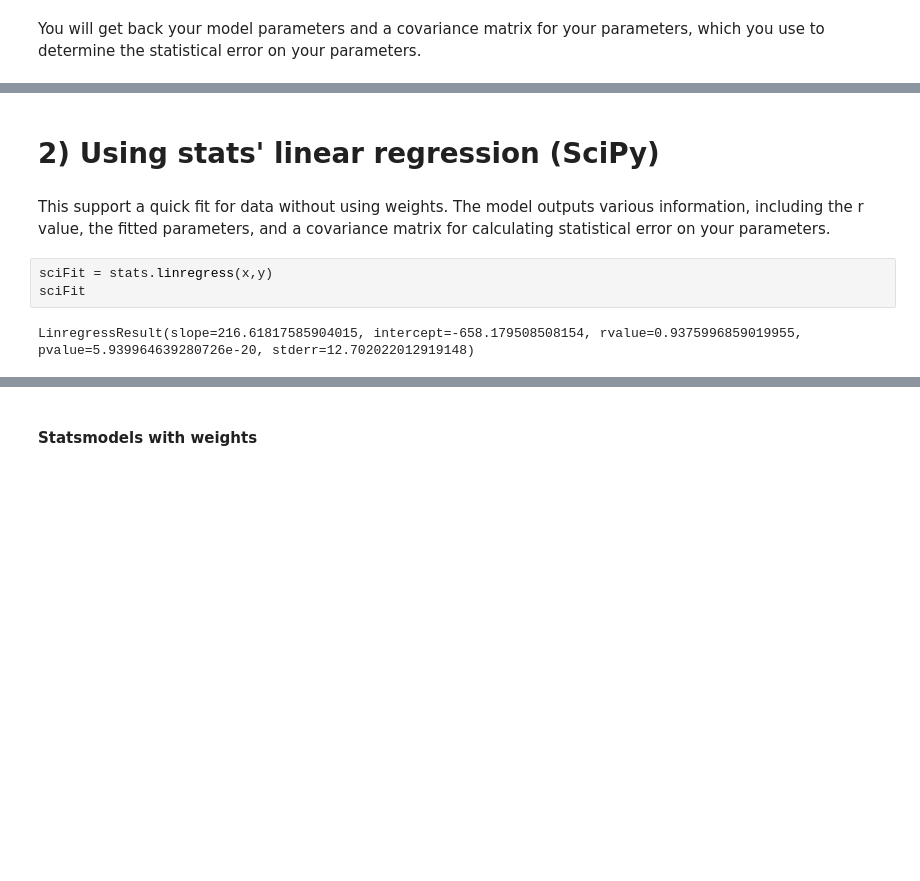
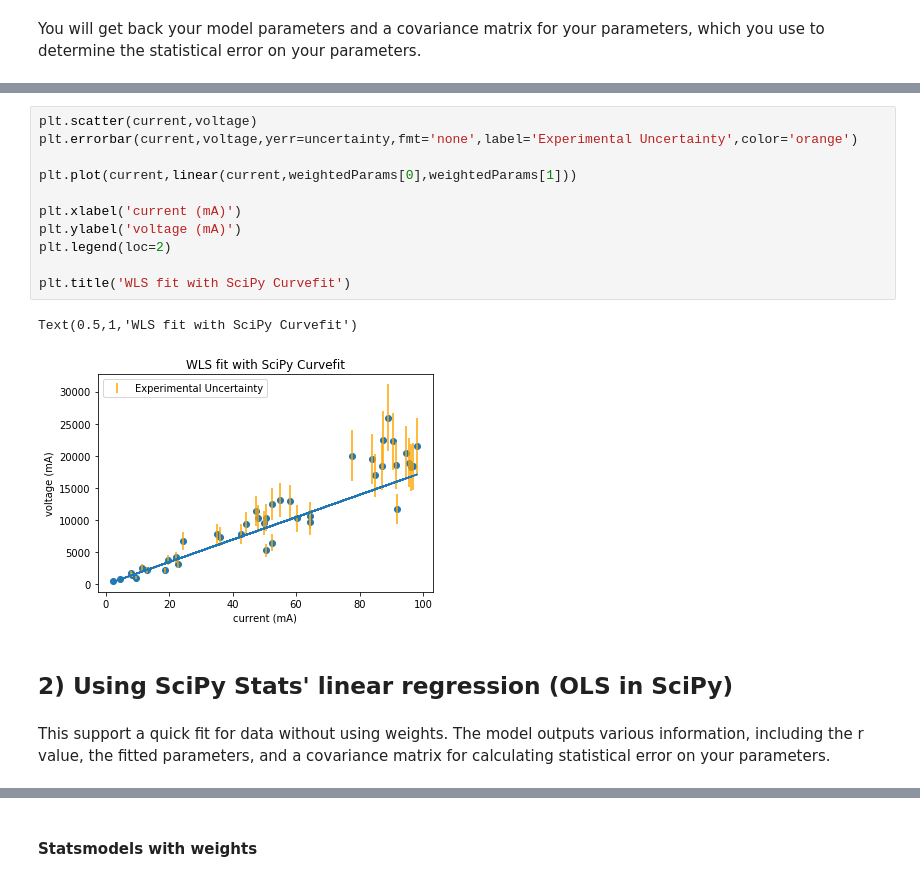
Before and after one commit to Mlawrence95/111B-Segre-Work, a Jupyter notebook: Tutorial 3 - Basic Fitting and Statistics/Residuals and Goodness of Fit.ipynb, the cells around one changed output, grey strips where cells are left out. Drawn from its saved outputs; the diff is of its cells as text; blank space fills up the shorter version.

```diff
--- a/Tutorial 3 - Basic Fitting and Statistics/Residuals and Goodness of Fit.ipynb
+++ b/Tutorial 3 - Basic Fitting and Statistics/Residuals and Goodness of Fit.ipynb
@@ -107,9 +155,18 @@ The intercept, b, is -32.980848947547884 +/- 80.59222164511817.
+# %%
+plt.scatter(current,voltage)
+plt.errorbar(current,voltage,yerr=uncertainty,fmt='none',label='Experimental Uncertainty',color='orange')
+
+plt.plot(current,linear(current,weightedParams[0],weightedParams[1]))
+
+plt.xlabel('current (mA)')
+plt.ylabel('voltage (mA)')
+plt.legend(loc=2)
+
+plt.title('WLS fit with SciPy Curvefit')
+# %% [output]
+Text(0.5,1,'WLS fit with SciPy Curvefit')
+[figure, added]
 # %% [markdown]
-# 2) Using stats' linear regression (SciPy)
+## 2) Using SciPy Stats' linear regression (OLS in SciPy)
 # %% [markdown]
 This support a quick fit for data without using weights. The model outputs various information, including the r value, the fitted parameters, and a covariance matrix for calculating statistical error on your parameters.
-# %%
-sciFit = stats.linregress(x,y)
-sciFit
-# %% [output]
-LinregressResult(slope=216.61817585904015, intercept=-658.179508508154, rvalue=0.9375996859019955, pvalue=5.939964639280726e-20, stderr=12.702022012919148)
```
Also changed, not shown: parts of 75 cells of this notebook.
